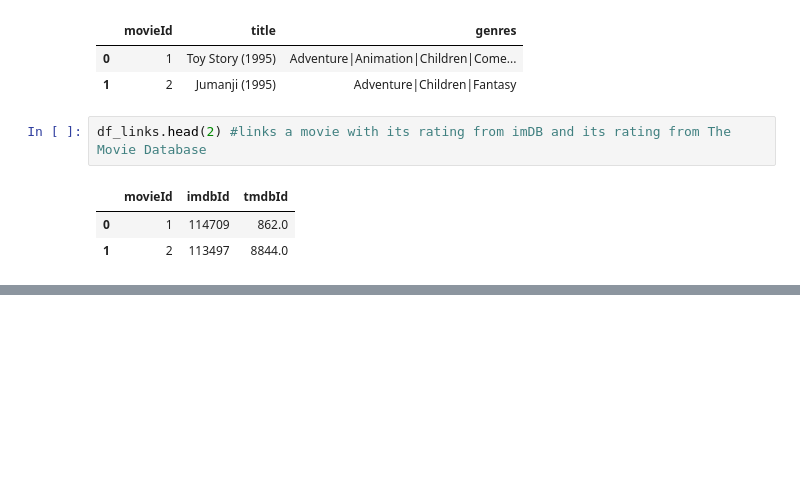
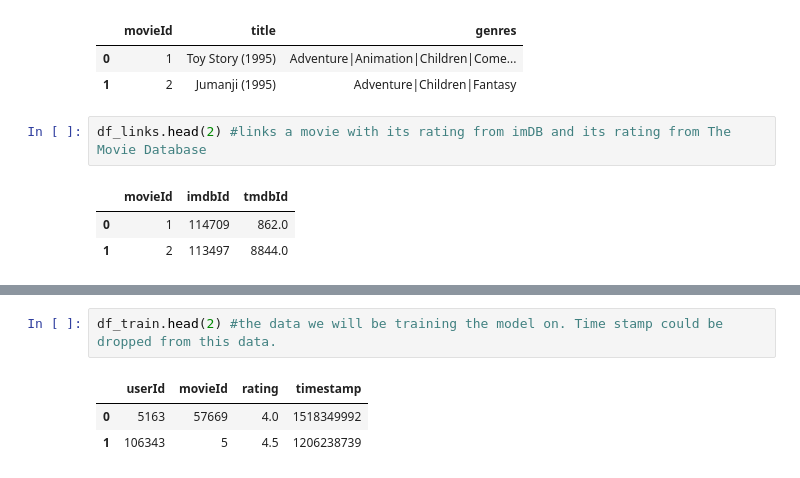
Before and after one commit to VicariousVision/Classification-CB2, a Jupyter notebook: Kaggle_notebook.ipynb, the cells around one changed output, grey strips where cells are left out. Saved outputs shown, nothing was run; the diff lists cells and outputs as text; blank space fills up the shorter version.

```diff
--- a/Kaggle_notebook.ipynb
+++ b/Kaggle_notebook.ipynb
@@ -171,0 +215,6 @@ df_tags.head(2)
+# %%
+df_train.head(2) #the data we will be training the model on. Time stamp could be dropped from this data.
+# %% [output]
+|  | userId | movieId | rating | timestamp |
+| 0 | 5163 | 57669 | 4.0 | 1518349992 |
+| 1 | 106343 | 5 | 4.5 | 1206238739 |
```
Also changed, not shown: parts of 6 cells of this notebook.
